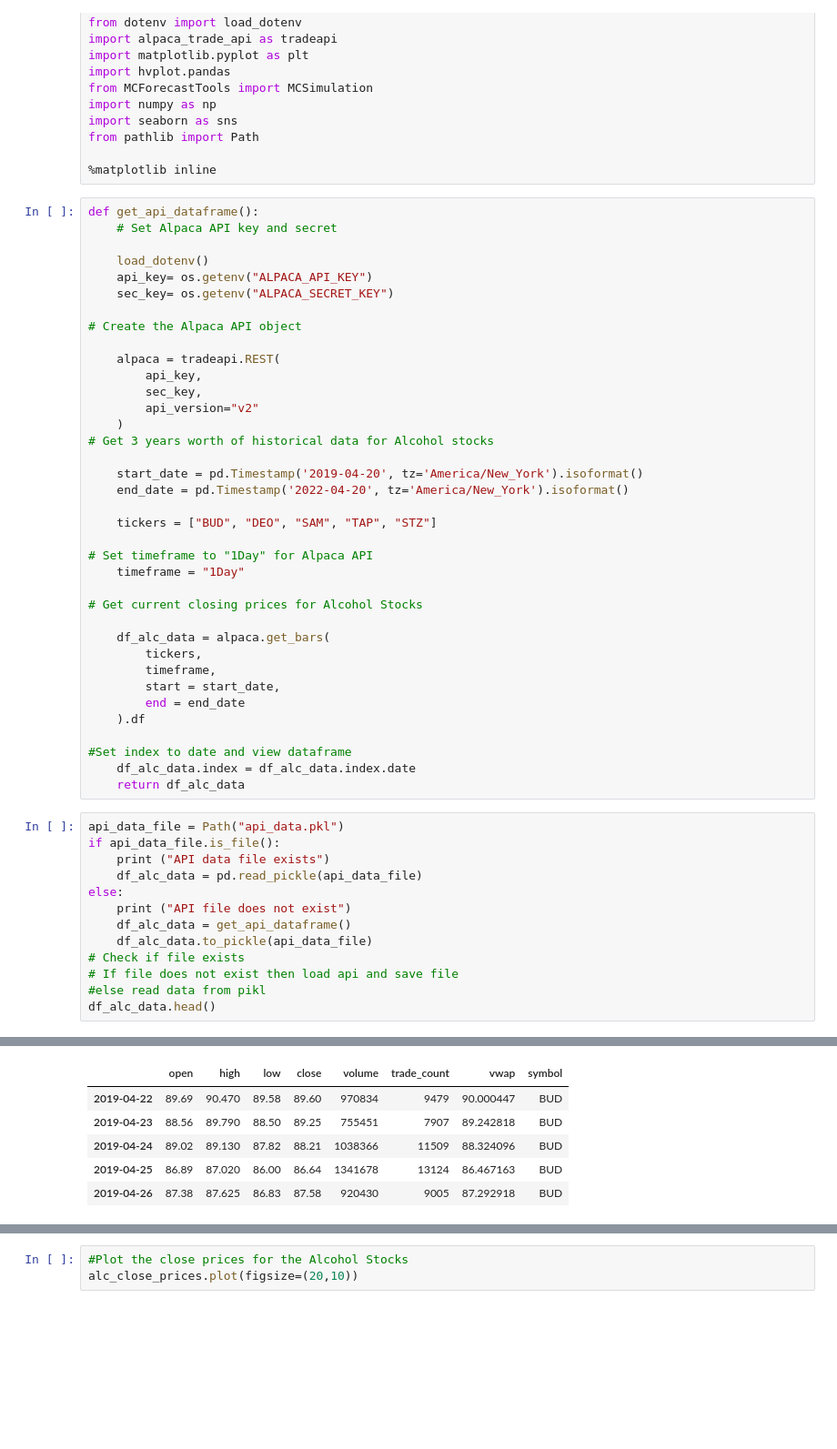
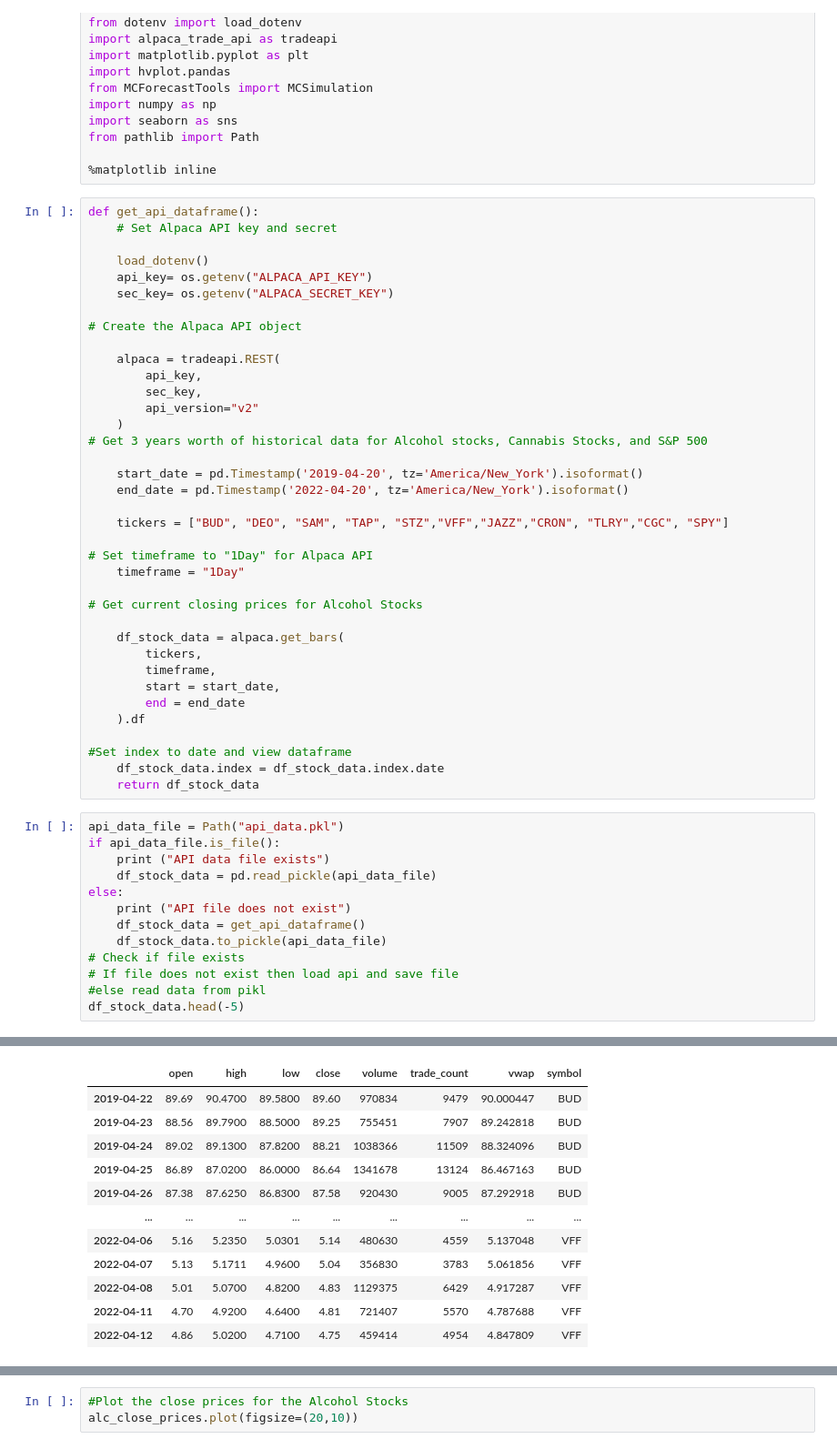
Before and after one commit to themichaelfoley/MKJ_FinTech_Project_1, a Jupyter notebook: Team3_Project1-2.ipynb, the cells around one changed output, grey strips where cells are left out. Shown at 91% size. Drawn from its saved outputs; the diff is of its cells as text; blank space fills up the shorter version.

Commit message:
Added pickle and updated API call

```diff
--- a/Team3_Project1-2.ipynb
+++ b/Team3_Project1-2.ipynb
@@ -41,19 +41,19 @@ def get_api_dataframe():
         sec_key,
         api_version="v2"
     )
-# Get 3 years worth of historical data for Alcohol stocks
+# Get 3 years worth of historical data for Alcohol stocks, Cannabis Stocks, and S&P 500
 
     start_date = pd.Timestamp('2019-04-20', tz='America/New_York').isoformat()
     end_date = pd.Timestamp('2022-04-20', tz='America/New_York').isoformat()
 
-    tickers = ["BUD", "DEO", "SAM", "TAP", "STZ"]
+    tickers = ["BUD", "DEO", "SAM", "TAP", "STZ","VFF","JAZZ","CRON", "TLRY","CGC", "SPY"]
 
 # Set timeframe to "1Day" for Alpaca API
     timeframe = "1Day"
 
 # Get current closing prices for Alcohol Stocks
 
-    df_alc_data = alpaca.get_bars(
+    df_stock_data = alpaca.get_bars(
         tickers,
         timeframe,
         start = start_date,
@@ -61,19 +61,19 @@ def get_api_dataframe():
     ).df
 
 #Set index to date and view dataframe
-    df_alc_data.index = df_alc_data.index.date
-    return df_alc_data
+    df_stock_data.index = df_stock_data.index.date
+    return df_stock_data
 # %%
 api_data_file = Path("api_data.pkl")
 if api_data_file.is_file():
     print ("API data file exists")
-    df_alc_data = pd.read_pickle(api_data_file)
+    df_stock_data = pd.read_pickle(api_data_file)
 else:
     print ("API file does not exist")
-    df_alc_data = get_api_dataframe()
-    df_alc_data.to_pickle(api_data_file)
+    df_stock_data = get_api_dataframe()
+    df_stock_data.to_pickle(api_data_file)
 # Check if file exists
 # If file does not exist then load api and save file
 #else read data from pikl
-df_alc_data.head()
+df_stock_data.head(-5)
 # %% [output]
@@ -81,6 +81,12 @@ API data file exists
 |  | open | high | low | close | volume | trade_count | vwap | symbol |
-| 2019-04-22 | 89.69 | 90.470 | 89.58 | 89.60 | 970834 | 9479 | 90.000447 | BUD |
-| 2019-04-23 | 88.56 | 89.790 | 88.50 | 89.25 | 755451 | 7907 | 89.242818 | BUD |
-| 2019-04-24 | 89.02 | 89.130 | 87.82 | 88.21 | 1038366 | 11509 | 88.324096 | BUD |
-| 2019-04-25 | 86.89 | 87.020 | 86.00 | 86.64 | 1341678 | 13124 | 86.467163 | BUD |
-| 2019-04-26 | 87.38 | 87.625 | 86.83 | 87.58 | 920430 | 9005 | 87.292918 | BUD |
+| 2019-04-22 | 89.69 | 90.4700 | 89.5800 | 89.60 | 970834 | 9479 | 90.000447 | BUD |
+| 2019-04-23 | 88.56 | 89.7900 | 88.5000 | 89.25 | 755451 | 7907 | 89.242818 | BUD |
+| 2019-04-24 | 89.02 | 89.1300 | 87.8200 | 88.21 | 1038366 | 11509 | 88.324096 | BUD |
+| 2019-04-25 | 86.89 | 87.0200 | 86.0000 | 86.64 | 1341678 | 13124 | 86.467163 | BUD |
+| 2019-04-26 | 87.38 | 87.6250 | 86.8300 | 87.58 | 920430 | 9005 | 87.292918 | BUD |
+| ... | ... | ... | ... | ... | ... | ... | ... | ... |
+| 2022-04-06 | 5.16 | 5.2350 | 5.0301 | 5.14 | 480630 | 4559 | 5.137048 | VFF |
+| 2022-04-07 | 5.13 | 5.1711 | 4.9600 | 5.04 | 356830 | 3783 | 5.061856 | VFF |
+| 2022-04-08 | 5.01 | 5.0700 | 4.8200 | 4.83 | 1129375 | 6429 | 4.917287 | VFF |
+| 2022-04-11 | 4.70 | 4.9200 | 4.6400 | 4.81 | 721407 | 5570 | 4.787688 | VFF |
+| 2022-04-12 | 4.86 | 5.0200 | 4.7100 | 4.75 | 459414 | 4954 | 4.847809 | VFF |
```
Also changed, not shown: parts of 19 cells of this notebook, 1 other file.
